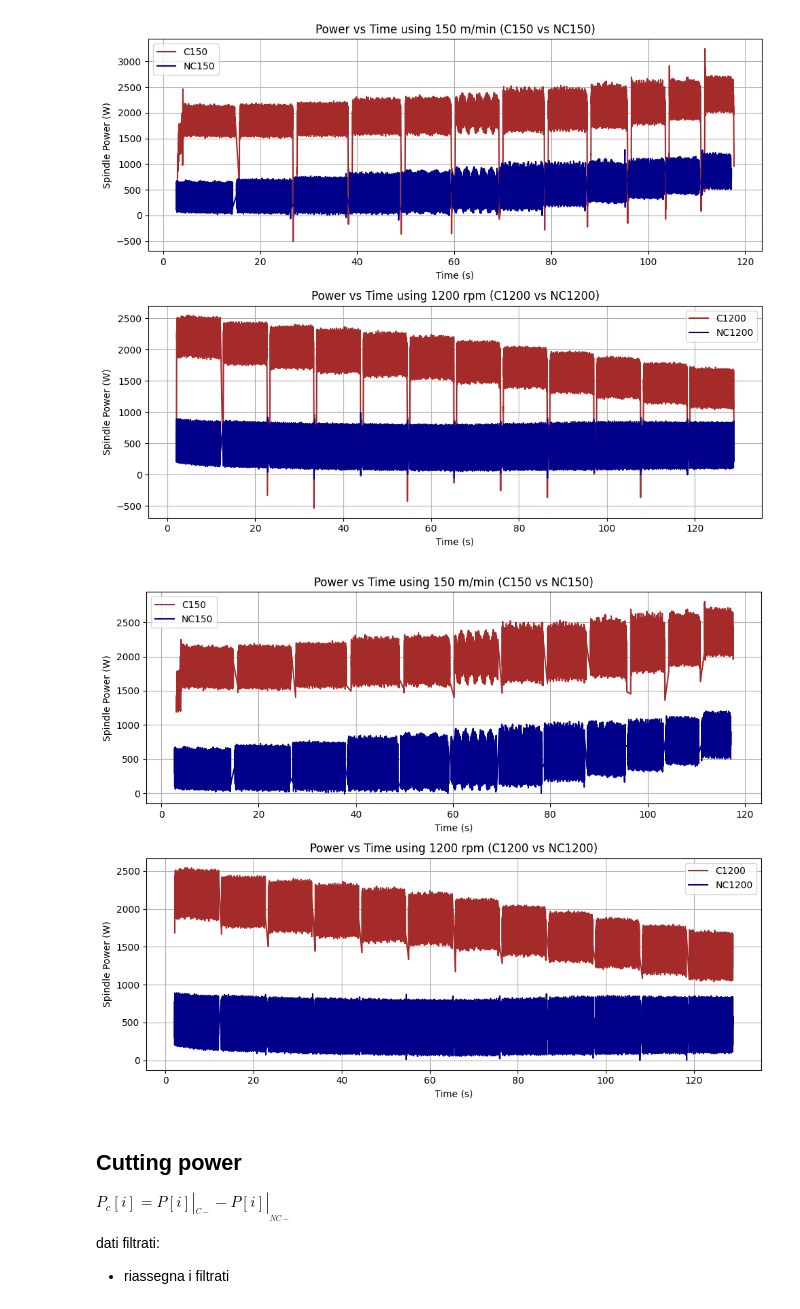
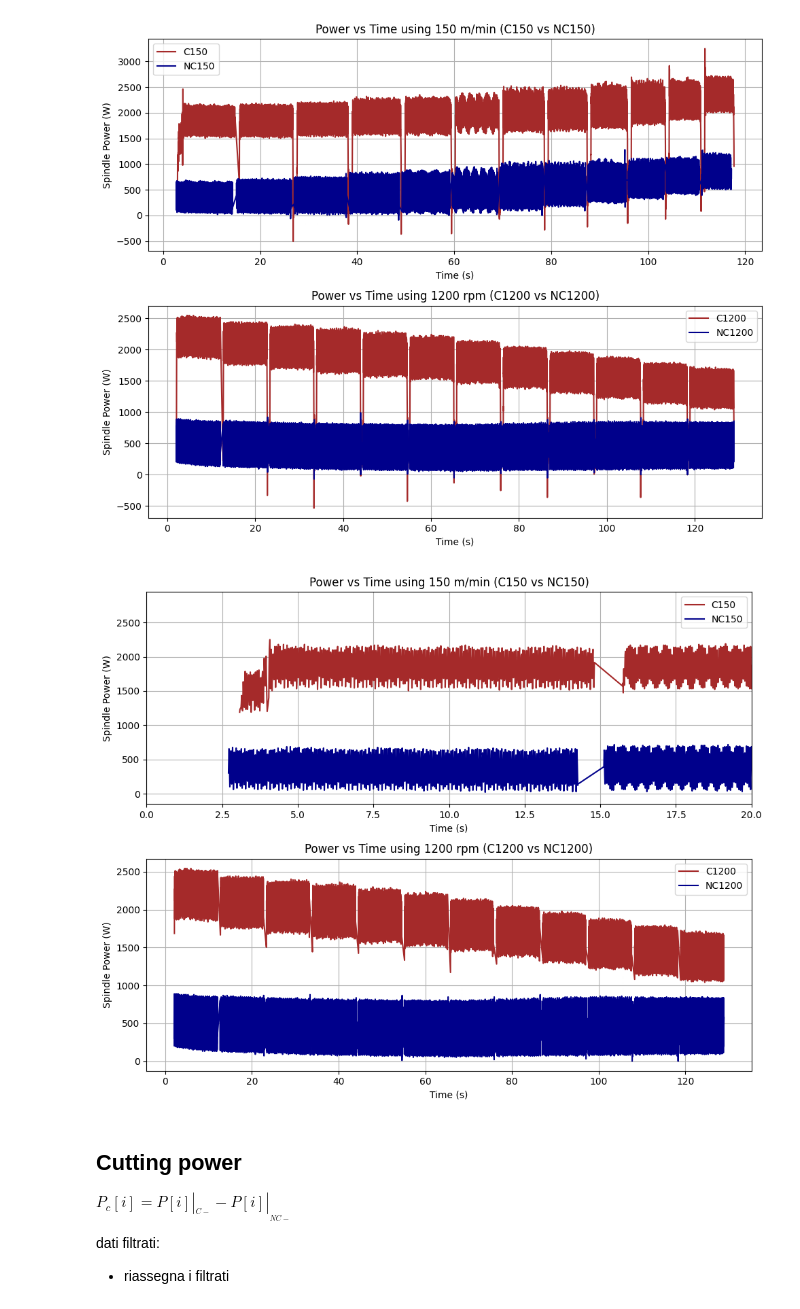
Before and after one commit to PaoloRos/MASSMa, a Jupyter notebook: turning_datas/chapter_2025-main/1st_assignment.ipynb, the cells around one changed output. Saved outputs shown, nothing was run; the diff lists cells and outputs as text; code cells hidden in the pictures.

```diff
--- a/turning_datas/chapter_2025-main/1st_assignment.ipynb
+++ b/turning_datas/chapter_2025-main/1st_assignment.ipynb
@@ -82,11 +85,12 @@ dfs = {'C150': dfC150, 'NC150': dfNC150, 'C1200': dfC1200, 'NC1200': dfNC1200}
 
 # Filter data
 for key, df in dfs.items():
-    dfs[key] = df[(df['prog_pos_x'] % 1 == 0) &
-                  (df['prog_pos_x'] >= 24) &
-                  (df['prog_pos_x'] <= 46) &
-                  (df['prog_pos_z'] <= 0) &
-                  (df['prog_pos_z'] >= -40)]
+    dfs[key] = df[(df['prog_pos_x'] >= 24) &    # cutting diameter
+                  (df['prog_pos_x'] <= 46) &    # cutting diameter
+                  (df['prog_pos_z'] <= 0) &     # cutting feed
+                  (df['prog_pos_z'] >= -40) &   # cutting feed
+                  (df['prog_pos_x'] % 1 == 0)   # programmed diameter is integer
+                  ]
 
 filt_dfC150 = dfs['C150']
 filt_dfNC150 = dfs['NC150']
@@ -211,30 +219,32 @@ filt_dfNC1200_new = cleaned_dfs['NC1200']
 # %%
 # Overall figure
 fig = plt.figure(figsize=(10,8))
 gs = gridspec.GridSpec(2, 1)
 
 # Power vs Time using constant cutting velocity
 ax1 = fig.add_subplot(gs[0,0])
 ax1.plot(filt_dfC150_new['time'], filt_dfC150_new['power'], label='C150', color='brown')
 ax1.plot(filt_dfNC150_new['time'], filt_dfNC150_new['power'], label='NC150', color='darkblue')
-#ax1.set_xlim(60,65)
+ax1.set_xlim(0,20)
 ax1.set_xlabel('Time (s)')
 ax1.set_ylabel('Spindle Power (W)')
 ax1.set_title('Power vs Time using 150 m/min (C150 vs NC150)')
 
 # Power vs Time using constant spindle speed
 ax2 = fig.add_subplot(gs[1,0])
 ax2.plot(filt_dfC1200_new['time'], filt_dfC1200_new['power'], label='C1200', color='brown')
 ax2.plot(filt_dfNC1200_new['time'], filt_dfNC1200_new['power'], label='NC1200', color='darkblue')
 ax2.set_xlabel('Time (s)')
 ax2.set_ylabel('Spindle Power (W)')
 ax2.set_title('Power vs Time using 1200 rpm (C1200 vs NC1200)')
 
 for ax in [ax1, ax2]:
     ax.grid(True)
     ax.legend()
 
 plt.tight_layout()
+# Save figure (power vs time) - duplicate block
+plt.savefig('images/power_vs_time_150_1200_v2.png', dpi=300, bbox_inches='tight')
 plt.show()
 # %% [output]
-[figure, old version]
+[figure, new version]
```
Also changed, not shown: parts of 6 cells of this notebook, 12 other files.
